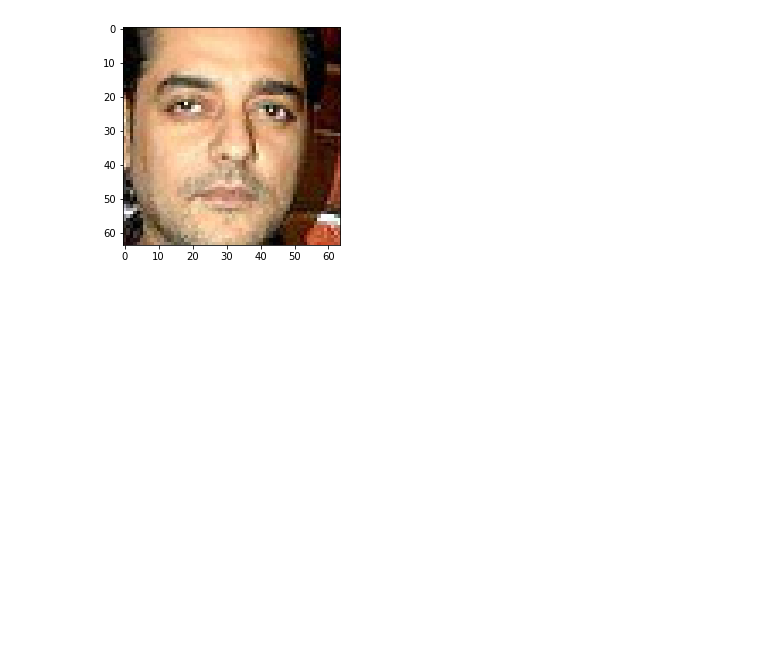
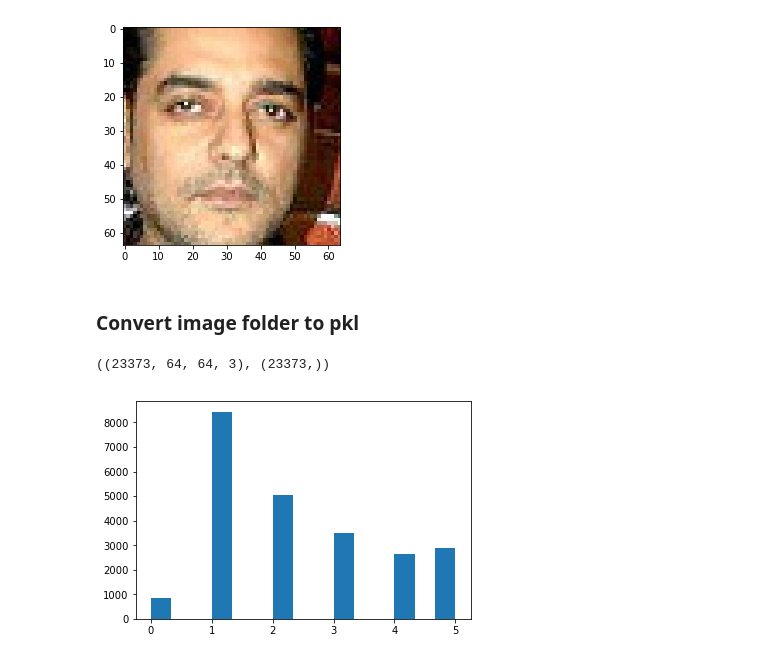
Before and after one commit to mbhuber/Insight-AI-Project, a Jupyter notebook: preprocess/test-preprocess.ipynb, the cells around one changed output. Saved outputs shown, nothing was run; the diff lists cells and outputs as text; code cells hidden in the pictures; blank space fills up the shorter version.

```diff
--- a/preprocess/test-preprocess.ipynb
+++ b/preprocess/test-preprocess.ipynb
@@ -214,3 +214,26 @@ with open('../data/faces_wiki_crop_clean_64_images.pkl', 'wb') as handle:
 
 with open('../data/faces_wiki_crop_clean_64_labels.pkl', 'wb') as handle:
     pickle.dump(imaLabels, handle, protocol=pickle.HIGHEST_PROTOCOL)
+# %% [markdown]
+### Convert image folder to pkl
+# %%
+imagePath     = '../../data/wiki_crop_clean_64_aligned/'
+outFileImages = '../data/faces_wiki_crop_clean_64_aligned_images.pkl'
+outFileLabels = '../data/faces_wiki_crop_clean_64_aligned_labels.pkl'
+
+imageList=sorted(os.listdir(imagePath))
+imaArr  =np.array([np.array(Image.open(imagePath+imaFile)) for imaFile in imageList])
+imaLabels = np.array([int(imaFile[-5]) for imaFile in imageList])
+
+print(imaArr.shape,imaLabels.shape)
+
+with open(outFileImages, 'wb') as handle:
+    pickle.dump(imaArr, handle, protocol=pickle.HIGHEST_PROTOCOL)
+
+with open(outFileLabels, 'wb') as handle:
+    pickle.dump(imaLabels, handle, protocol=pickle.HIGHEST_PROTOCOL)
+
+_=plt.hist(imaLabels,bins=15)
+# %% [output]
+((23373, 64, 64, 3), (23373,))
+[figure, added]
```
Also changed, not shown: parts of 1 cell of this notebook, 2 other files.
